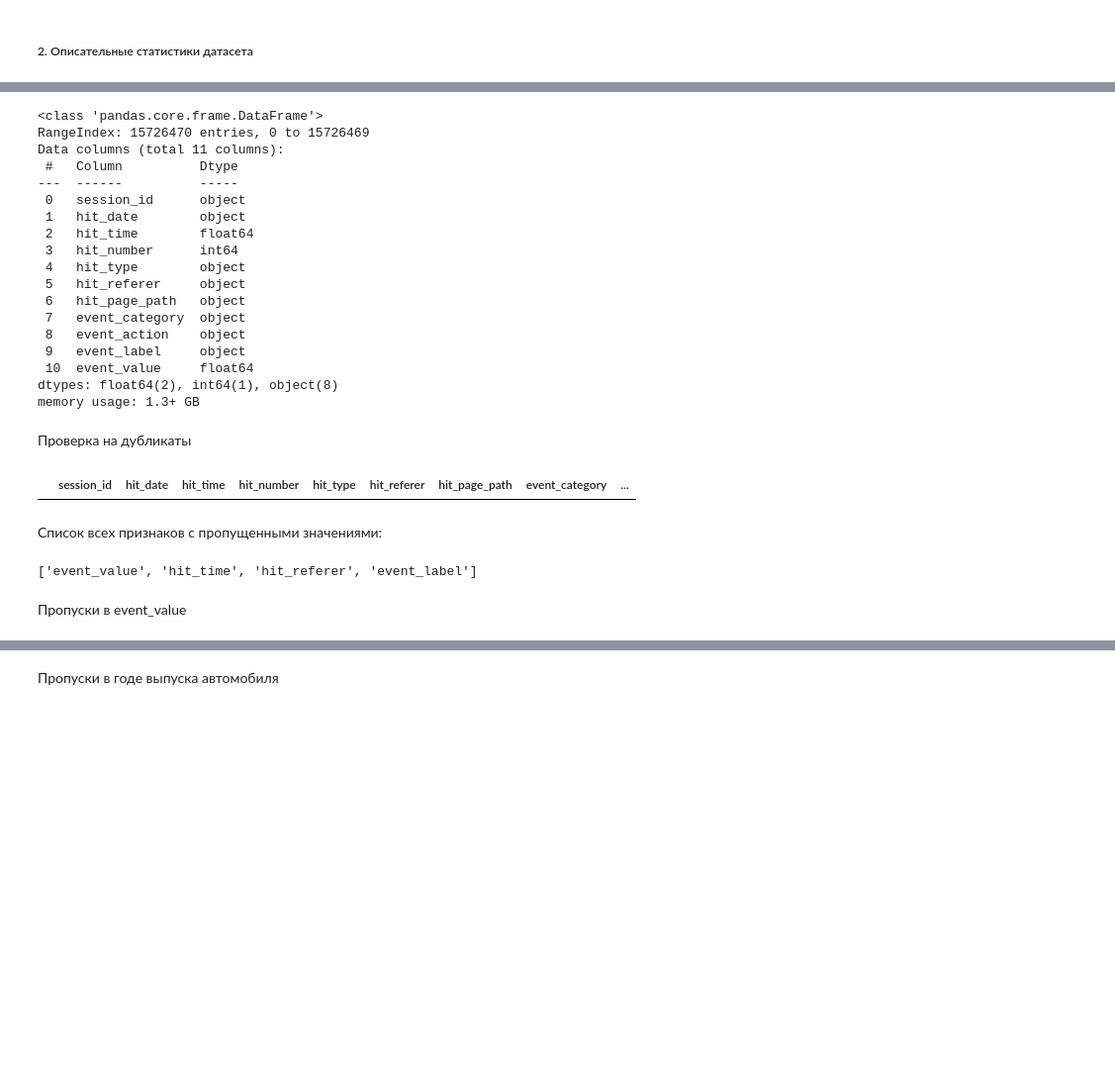
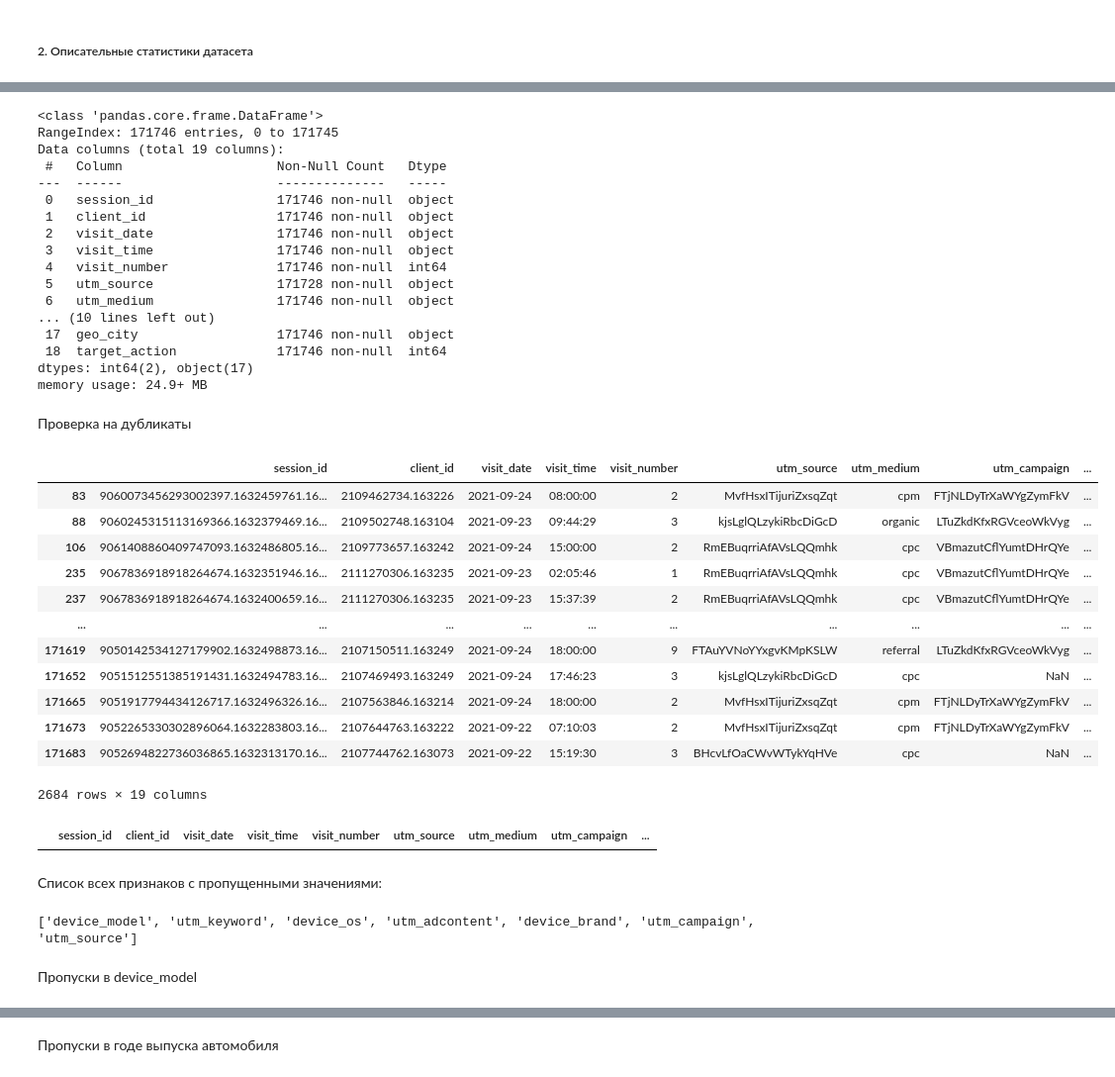
Before and after one commit to IgorKolotushkin/ds_diploma, a Jupyter notebook: diploma.ipynb, the cells around one changed output, grey strips where cells are left out. Shown: that part at 99% size. Cells and saved outputs as stored; diff of their text form; code cells hidden in the pictures; blank space fills up the shorter version.

```diff
--- a/diploma.ipynb
+++ b/diploma.ipynb
@@ -164,38 +201,54 @@ df.describe(exclude=[object])
 # %%
-df.info()
+com_df.info()
 # %% [output]
 <class 'pandas.core.frame.DataFrame'>
-RangeIndex: 15726470 entries, 0 to 15726469
-Data columns (total 11 columns):
- #   Column          Dtype
----  ------          -----
- 0   session_id      object
- 1   hit_date        object
- 2   hit_time        float64
- 3   hit_number      int64
- 4   hit_type        object
- 5   hit_referer     object
- 6   hit_page_path   object
- 7   event_category  object
- 8   event_action    object
- 9   event_label     object
- 10  event_value     float64
-dtypes: float64(2), int64(1), object(8)
-memory usage: 1.3+ GB
+RangeIndex: 171746 entries, 0 to 171745
+Data columns (total 19 columns):
+ #   Column                    Non-Null Count   Dtype
+---  ------                    --------------   -----
+ 0   session_id                171746 non-null  object
+ 1   client_id                 171746 non-null  object
+ 2   visit_date                171746 non-null  object
+ 3   visit_time                171746 non-null  object
+ 4   visit_number              171746 non-null  int64
+ 5   utm_source                171728 non-null  object
+ 6   utm_medium                171746 non-null  object
+... (10 lines left out)
+ 17  geo_city                  171746 non-null  object
+ 18  target_action             171746 non-null  int64
+dtypes: int64(2), object(17)
+memory usage: 24.9+ MB
 # %% [markdown]
 Проверка на дубликаты
-# %%
-df[df.duplicated()]
-# %% [output]
-|  | session_id | hit_date | hit_time | hit_number | hit_type | hit_referer | hit_page_path | event_category | ... |
+# %%
+com_df[com_df.duplicated()]
+# %% [output]
+|  | session_id | client_id | visit_date | visit_time | visit_number | utm_source | utm_medium | utm_campaign | ... |
+| 83 | 9060073456293002397.1632459761.16... | 2109462734.163226 | 2021-09-24 | 08:00:00 | 2 | MvfHsxITijuriZxsqZqt | cpm | FTjNLDyTrXaWYgZymFkV | ... |
+| 88 | 9060245315113169366.1632379469.16... | 2109502748.163104 | 2021-09-23 | 09:44:29 | 3 | kjsLglQLzykiRbcDiGcD | organic | LTuZkdKfxRGVceoWkVyg | ... |
+| 106 | 9061408860409747093.1632486805.16... | 2109773657.163242 | 2021-09-24 | 15:00:00 | 2 | RmEBuqrriAfAVsLQQmhk | cpc | VBmazutCflYumtDHrQYe | ... |
+| 235 | 9067836918918264674.1632351946.16... | 2111270306.163235 | 2021-09-23 | 02:05:46 | 1 | RmEBuqrriAfAVsLQQmhk | cpc | VBmazutCflYumtDHrQYe | ... |
+| 237 | 9067836918918264674.1632400659.16... | 2111270306.163235 | 2021-09-23 | 15:37:39 | 2 | RmEBuqrriAfAVsLQQmhk | cpc | VBmazutCflYumtDHrQYe | ... |
+| ... | ... | ... | ... | ... | ... | ... | ... | ... | ... |
+| 171619 | 9050142534127179902.1632498873.16... | 2107150511.163249 | 2021-09-24 | 18:00:00 | 9 | FTAuYVNoYYxgvKMpKSLW | referral | LTuZkdKfxRGVceoWkVyg | ... |
+| 171652 | 9051512551385191431.1632494783.16... | 2107469493.163249 | 2021-09-24 | 17:46:23 | 3 | kjsLglQLzykiRbcDiGcD | cpc | NaN | ... |
+| 171665 | 9051917794434126717.1632496326.16... | 2107563846.163214 | 2021-09-24 | 18:00:00 | 2 | MvfHsxITijuriZxsqZqt | cpm | FTjNLDyTrXaWYgZymFkV | ... |
+| 171673 | 9052265330302896064.1632283803.16... | 2107644763.163222 | 2021-09-22 | 07:10:03 | 2 | MvfHsxITijuriZxsqZqt | cpm | FTjNLDyTrXaWYgZymFkV | ... |
+| 171683 | 9052694822736036865.1632313170.16... | 2107744762.163073 | 2021-09-22 | 15:19:30 | 3 | BHcvLfOaCWvWTykYqHVe | cpc | NaN | ... |
+2684 rows × 19 columns
+# %%
+com_df = com_df.drop_duplicates()
+com_df[com_df.duplicated()]
+# %% [output]
+|  | session_id | client_id | visit_date | visit_time | visit_number | utm_source | utm_medium | utm_campaign | ... |
 # %% [markdown]
 
 
 Список всех признаков с пропущенными значениями:
 # %%
-missing_values = ((df.isna().sum() / len(df)) * 100).sort_values(ascending=False)
+missing_values = ((com_df.isna().sum() / len(com_df)) * 100).sort_values(ascending=False)
 print([column for column in missing_values[missing_values != 0].keys()])
 # %% [output]
-['event_value', 'hit_time', 'hit_referer', 'event_label']
+['device_model', 'utm_keyword', 'device_os', 'utm_adcontent', 'device_brand', 'utm_campaign', 'utm_source']
 # %% [markdown]
-Пропуски в event_value
+Пропуски в device_model
```
Also changed, not shown: parts of 17 cells of this notebook, 1 other file.
